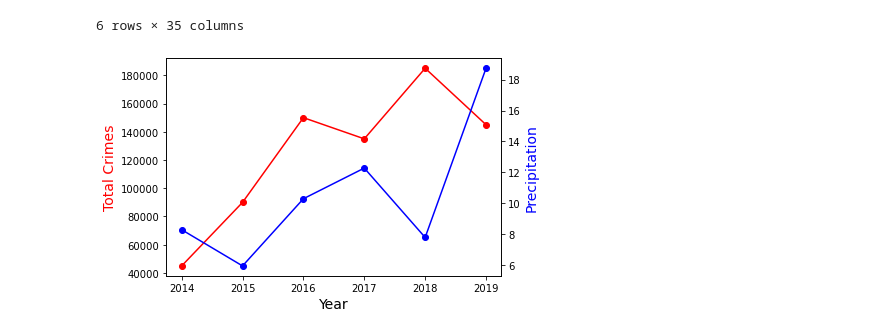
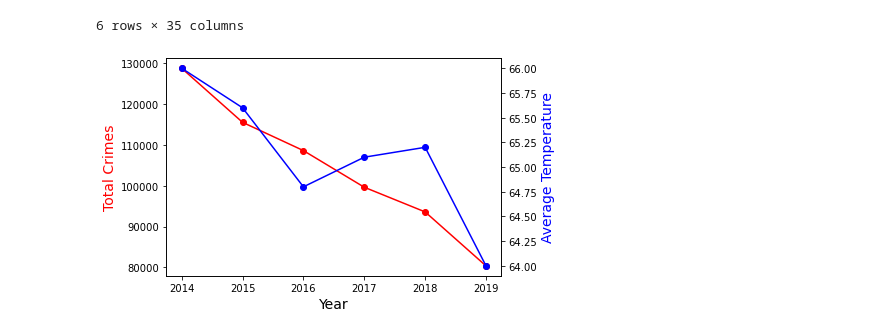
Before and after one commit to dvolz1130/project-one, a Jupyter notebook: Pat/pandas/Extended_airport_weather.ipynb, the cells around one changed output. Drawn from its saved outputs; the diff is of its cells as text; code cells hidden in the pictures.

Commit message:
changes to the extended script to run dual y graphs with real crime data

```diff
--- a/Pat/pandas/Extended_airport_weather.ipynb
+++ b/Pat/pandas/Extended_airport_weather.ipynb
@@ -98,7 +98,7 @@ airport_weather_data_df.head(50)
 | 5 | USW00023174 | LOS ANGELES INTERNATIONAL AIRPORT... | 33.938 | -118.3888 | 29.6 | 2019 | 7.6 | 841 | ... |
 6 rows × 34 columns
 # %%
-total_crime = [45000, 90000, 150000, 135000, 185000, 145000]
+total_crime = [128734, 115503, 108588, 99624, 93585, 80377]
 airport_weather_data_df['Total Crimes'] = total_crime
 airport_weather_data_df.head(50)
 # %% [output]
@@ -113,22 +113,22 @@ airport_weather_data_df.head(50)
 # %%
 #Step 1 -1st y-axis
 # create figure and axis objects with subplots()
 fig,ax = plt.subplots()
 # make a plot
 ax.plot(airport_weather_data_df['DATE'],
         airport_weather_data_df['Total Crimes'], color="red", marker="o")
 # set x-axis label
 ax.set_xlabel("Year",fontsize=14)
 # set y-axis label
 ax.set_ylabel("Total Crimes",color="red",fontsize=14)
 
 # twin object for two different y-axis on the sample plot
 ax2=ax.twinx()
 # make a plot with different y-axis using second axis object
 ax2.plot(airport_weather_data_df['DATE'],
-         airport_weather_data_df['Precipitation'],
+         airport_weather_data_df['Average Temperature'],
          color="blue", marker="o")
-ax2.set_ylabel("Precipitation",color="blue",fontsize=14)
+ax2.set_ylabel("Average Temperature",color="blue",fontsize=14)
 plt.show()
 # %% [output]
-[figure, old version]
+[figure, new version]
```
